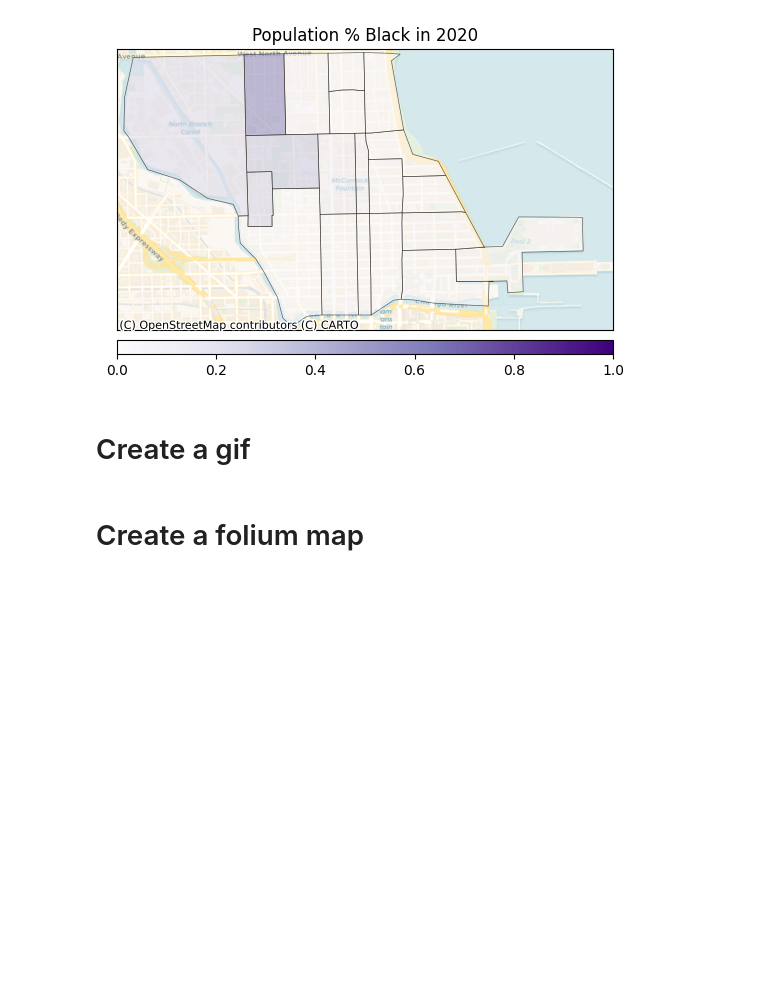
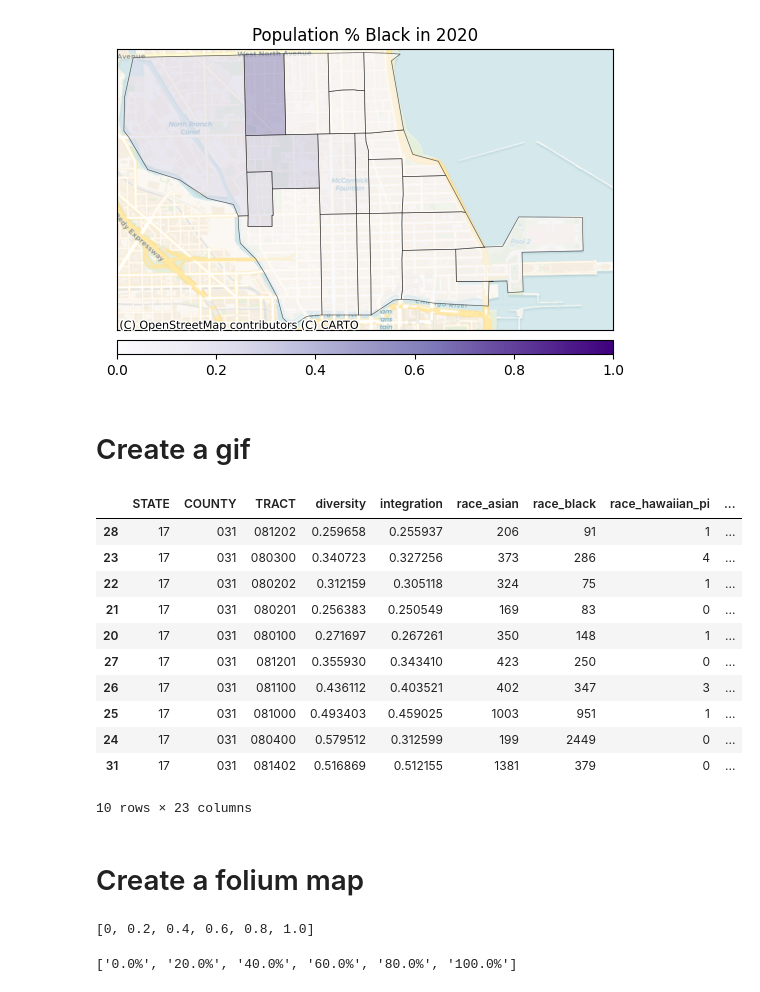
Before and after one commit to bryantco/near-north-demographics, a Jupyter notebook: main.ipynb, the cells around one changed output. Drawn from its saved outputs; the diff is of its cells as text; code cells hidden in the pictures; blank space fills up the shorter version.

```diff
--- a/main.ipynb
+++ b/main.ipynb
@@ -504,8 +506,31 @@ for year in [2000, 2010, 2020]:
 # %%
 frames = [iio.imread(f) for f in filenames]
 iio.imwrite('_assets/pct_black/pct_black_2000_2020.gif', frames, duration=1000, loop=0)
+# %%
+df_near_north_2020.head(10)
+# %% [output]
+|  | STATE | COUNTY | TRACT | diversity | integration | race_asian | race_black | race_hawaiian_pi | ... |
+| 28 | 17 | 031 | 081202 | 0.259658 | 0.255937 | 206 | 91 | 1 | ... |
+| 23 | 17 | 031 | 080300 | 0.340723 | 0.327256 | 373 | 286 | 4 | ... |
+| 22 | 17 | 031 | 080202 | 0.312159 | 0.305118 | 324 | 75 | 1 | ... |
+| 21 | 17 | 031 | 080201 | 0.256383 | 0.250549 | 169 | 83 | 0 | ... |
+| 20 | 17 | 031 | 080100 | 0.271697 | 0.267261 | 350 | 148 | 1 | ... |
+| 27 | 17 | 031 | 081201 | 0.355930 | 0.343410 | 423 | 250 | 0 | ... |
+| 26 | 17 | 031 | 081100 | 0.436112 | 0.403521 | 402 | 347 | 3 | ... |
+| 25 | 17 | 031 | 081000 | 0.493403 | 0.459025 | 1003 | 951 | 1 | ... |
+| 24 | 17 | 031 | 080400 | 0.579512 | 0.312599 | 199 | 2449 | 0 | ... |
+| 31 | 17 | 031 | 081402 | 0.516869 | 0.512155 | 1381 | 379 | 0 | ... |
+10 rows × 23 columns
 # %% [markdown]
 # Create a folium map
+# %%
+bins
+# %% [output]
+[0, 0.2, 0.4, 0.6, 0.8, 1.0]
+# %%
+colormap.tick_labels
+# %% [output]
+['0.0%', '20.0%', '40.0%', '60.0%', '80.0%', '100.0%']
 # %%
 # Plot for 2020
 df_near_north_2020 = df_stacked[df_stacked['year'] == 2020]
```
Also changed, not shown: parts of 3 cells of this notebook.
